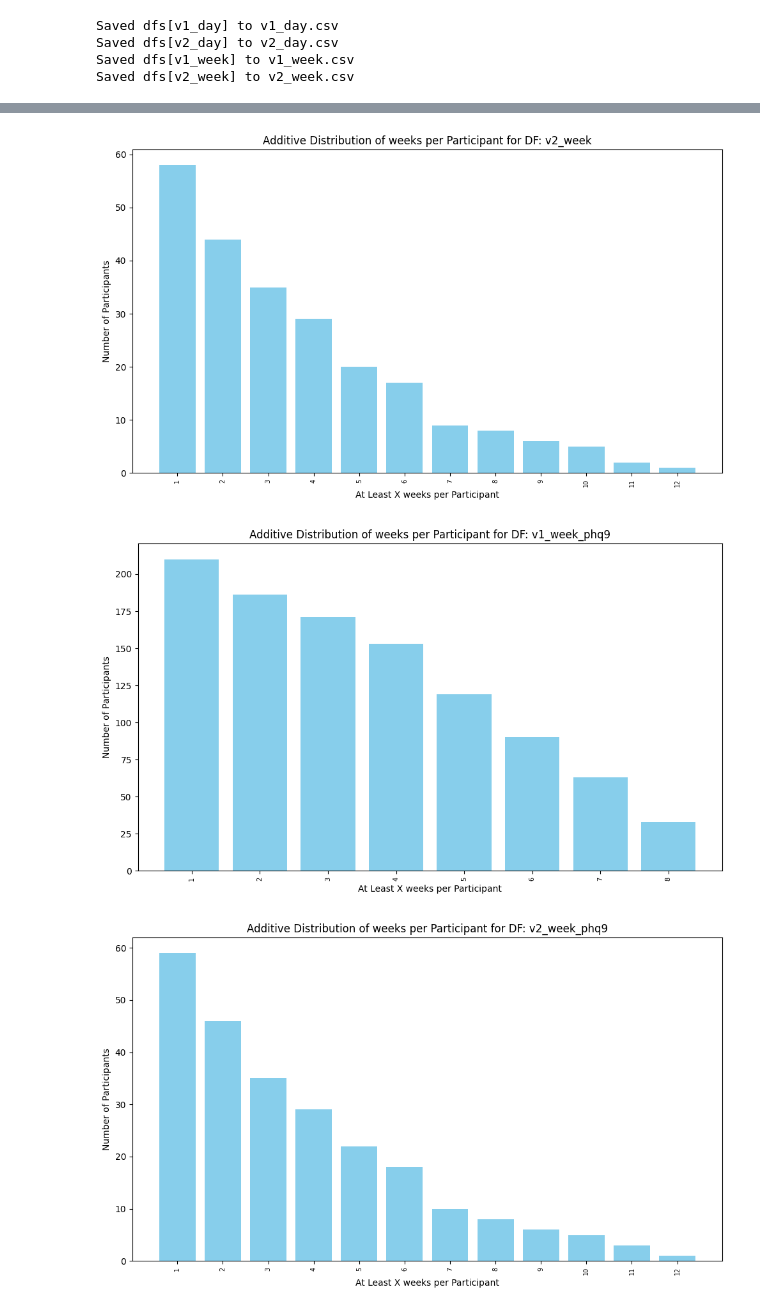
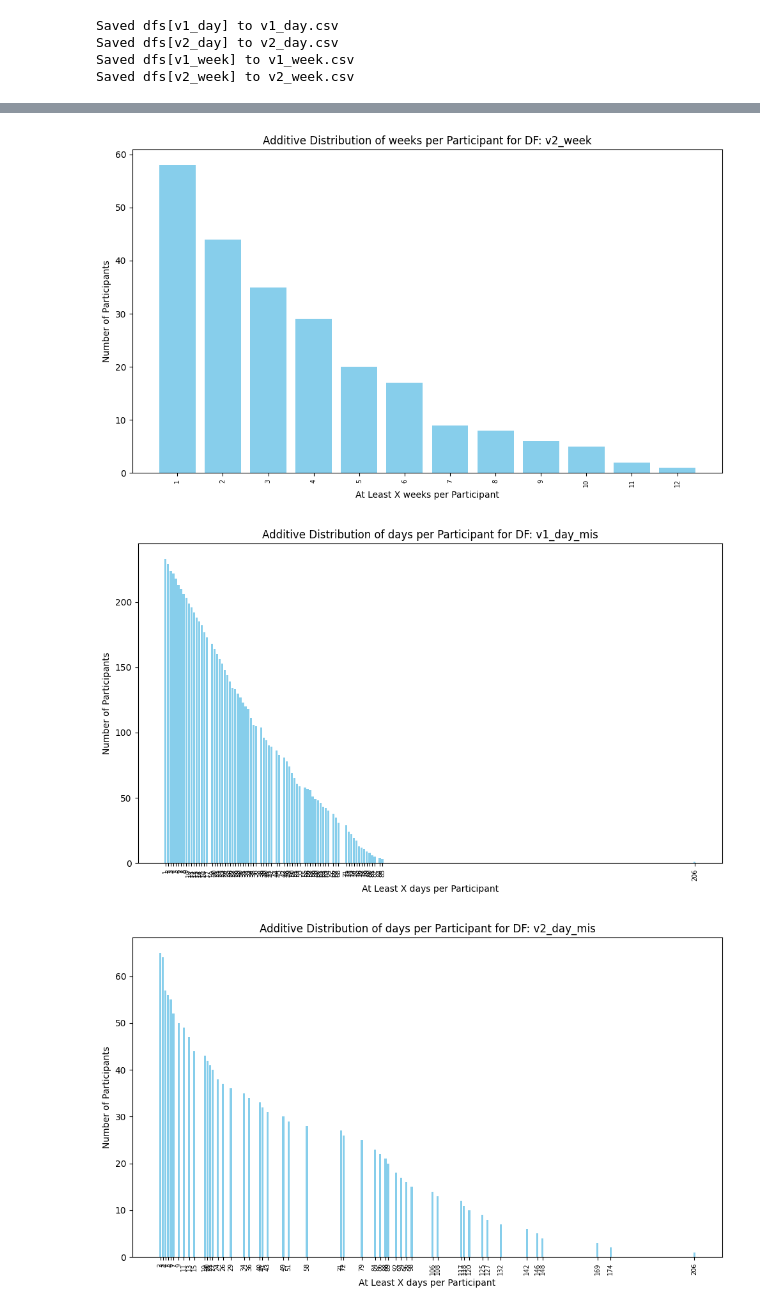
Before and after one commit to kaleyjoss/smartphone_sensor_predictive_modeling, a Jupyter notebook: notebooks/01_preprocessing.ipynb, the cells around one changed output, grey strips where cells are left out. Drawn from its saved outputs; the diff is of its cells as text; code cells hidden in the pictures.

```diff
--- a/notebooks/01_preprocessing.ipynb
+++ b/notebooks/01_preprocessing.ipynb
@@ -400,3 +342,0 @@ for name, df in dfs_demographics.items():
-# %%
-df = dfs_demographics['v1_week_phq9']
-df[df['num_id']==21]
@@ -410,12 +345,12 @@ df[df['num_id']==21]
 
 # Define covariates
 demographic_vars = ['gender','age']                # covariates
-id_vars = ['participant_id','num_id','dt','week','day']                              # vv define to_modify as all the other columns to do regression on
+id_columns = ['num_id','dt','week','day']                              # vv define to_modify as all the other columns to do regression on
 
 # Subset datasets
-dfs_residuals = {}
-for name, df in dfs_demographics.items():
-    dfs_residuals[name] = pre.regress_covariates(df, to_regress_out=demographic_vars, to_ignore=id_vars)
-    dfs_residuals[name].to_csv(os.path.join(brighten_dir, f'{name}_res.csv'), index=False)
-    print(f'Saved dfs_residuals[{name}] to {name}_res.csv')
+for name in df_names_with_mis:
+    df = pd.read_csv(os.path.join(brighten_dir, f'{name}_dem.csv'))
+    df = pre.regress_covariates(df, to_regress_out=demographic_vars, to_ignore=id_columns)
+    df.to_csv(os.path.join(brighten_dir, f'{name}_res.csv'), index=False)
+    print(f'Saved df name:{name} to {name}_res.csv')
 # %% [output]
@@ -431,12 +368,5 @@ Saved dfs_residuals[v2_week_phq9] to v2_week_phq9_res.csv
 #     df = df.drop(columns=demographic_columns, axis=1)
 #     df.to_csv(os.path.join(brighten_dir, f'{name}_res_dropped.csv'), index=False)
 #     print(f'Saved {name}_res_dropped.csv')
-# %%
-## Load in dfs scaled
-df_names = ['v1_day', 'v2_day', 'v1_week', 'v2_week']
-
-dfs_residuals = {}
-for name in df_names:
-    dfs_residuals[name] = pd.read_csv(os.path.join(brighten_dir, f'{name}_res.csv'))
 # %%
 ### Plot scaling and removal of outliers
@@ -455,11 +387,12 @@ More lesioned data but in new  dataframe-- should look exactly like above
 
 ##### Scale and drop outliers ######
 to_regress_out = ['gender','education','race','age']                # covariates
-to_ignore = ['participant_id','num_id','dt','week','day']
+to_ignore = ['num_id','dt','week','day']
 
 # Scale and remove outliers for subset DFs
 dfs_scaled = {}
-for name, df in dfs_residuals.items():
+for name in df_names_with_mis:
+    df = pd.read_csv(os.path.join(brighten_dir, f'{name}_res.csv'))
     cols_to_scale = [col for col in df.columns.to_list() if (col not in to_regress_out) and (col not in to_ignore)]
     dfs_scaled[name] = pre.normalize_df(df, cols_to_scale)
     dfs_scaled[name].to_csv(os.path.join(brighten_dir, f'{name}_scaled.csv'), index=False)
@@ -481,14 +418,15 @@ Saved dfs_scaled[v2_week] to v2_week_scaled.csv
 # %%
 ############## Plot-- how many weeks/days does each participant have #############
-for name, df in dfs_scaled.items():
+for name in df_names_with_mis:
+    df = pd.read_csv(os.path.join(brighten_dir, f'{name}_scaled.csv'))
     if 'day' in name:
         vis.plot_participants_per_time(df, time_period='day', title=name)
     elif 'week' in name:
         vis.plot_participants_per_time(df, time_period='week', title=name)
 # %% [output]
 [figure]
 [figure]
 [figure]
 [figure]
-[figure, old version]
+[figure, new version]
-[figure, old version]
+[figure, new version]
```
Also changed, not shown: parts of 16 cells of this notebook, 14 other files.
